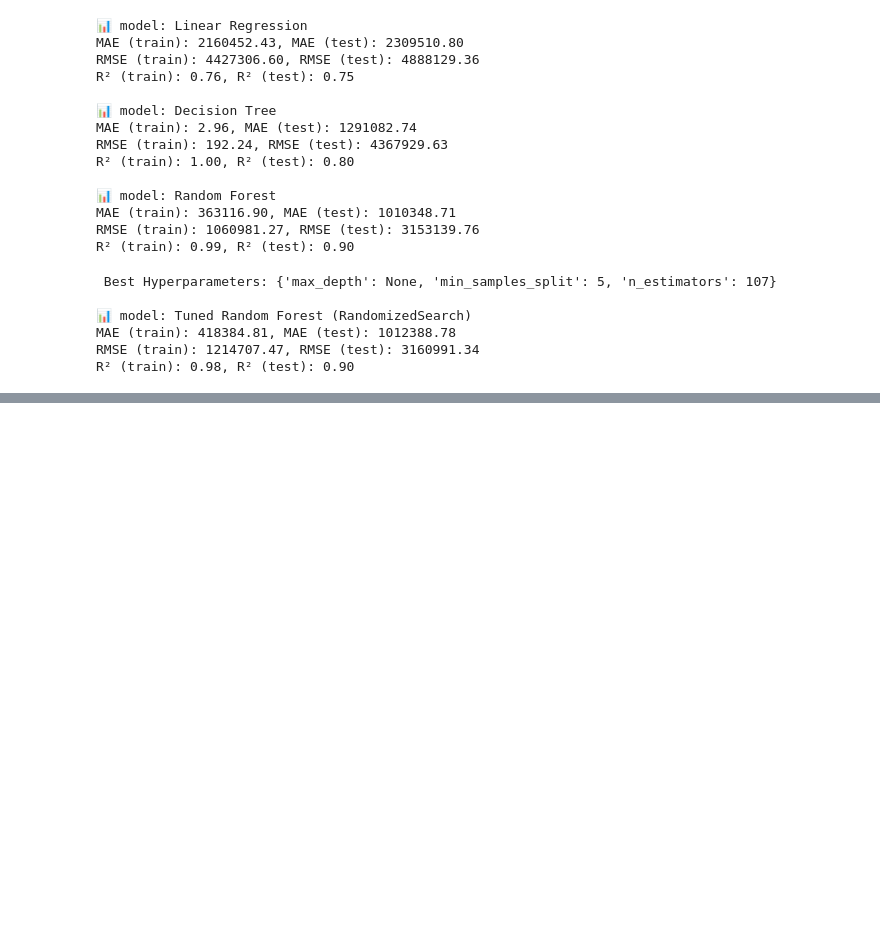
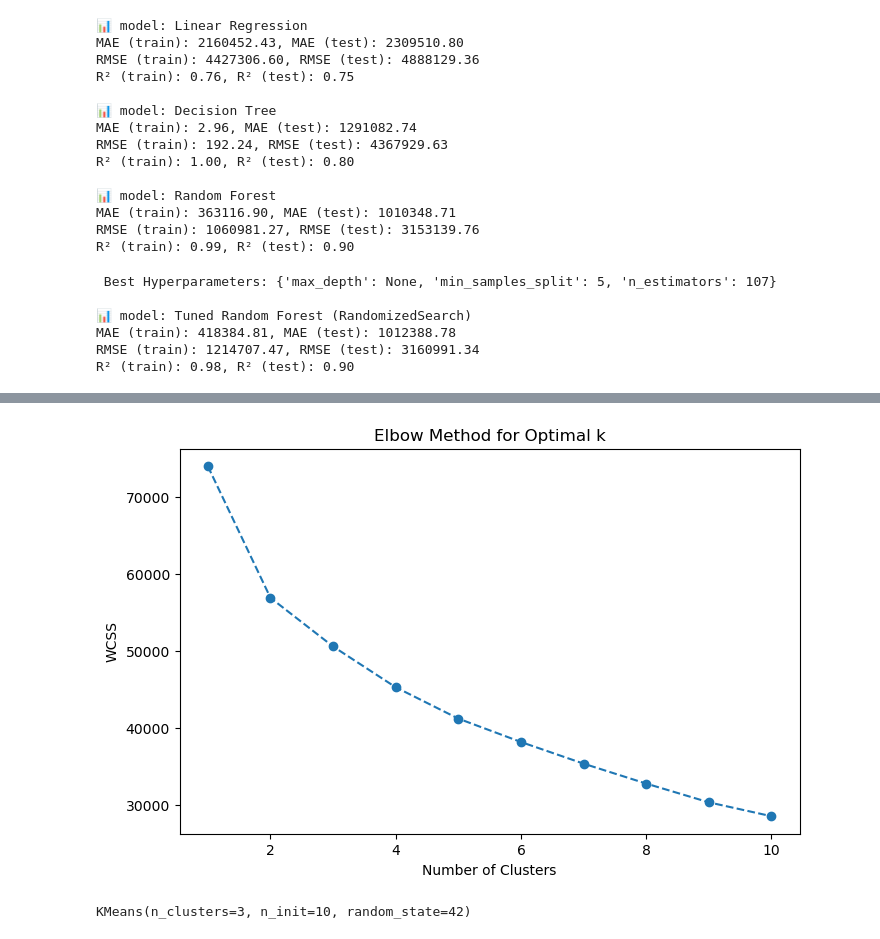
Before and after one commit to jumanah119/Usecase-7, a Jupyter notebook: EDA explain template.ipynb, the cells around one changed output, grey strips where cells are left out. Saved outputs shown, nothing was run; the diff lists cells and outputs as text; code cells hidden in the pictures; blank space fills up the shorter version.

```diff
--- a/EDA explain template.ipynb
+++ b/EDA explain template.ipynb
@@ -563,0 +716,32 @@ R² (train): 0.98, R² (test): 0.90
+# %%
+# Selecting relevant features
+features = ['height', 'age', 'appearance', 'current_value', 'goals', 'assists', 'minutes played']  # Added more relevant features
+X = Football_Players[features]
+# %%
+# Standardizing the features for better clustering performance
+scaler = StandardScaler()
+X_scaled = scaler.fit_transform(X)
+# %%
+# Determining the optimal number of clusters using the Elbow Method
+from sklearn.cluster import KMeans
+wcss = []
+for i in range(1, 11):
+    kmeans = KMeans(n_clusters=i, init='k-means++', max_iter=300, n_init=10, random_state=42)
+    kmeans.fit(X_scaled)
+    wcss.append(kmeans.inertia_)
+# %%
+# Plotting the Elbow Method to find the optimal number of clusters
+plt.figure(figsize=(8,5))
+plt.plot(range(1, 11), wcss, marker='o', linestyle='--')
+plt.xlabel('Number of Clusters')
+plt.ylabel('WCSS')
+plt.title('Elbow Method for Optimal k')
+plt.show()
+# %% [output]
+[figure, added]
+# %%
+# Training KMeans Model with optimal number of clusters (assuming k=3 as an example)
+kmeans = KMeans(n_clusters=3, init='k-means++', max_iter=300, n_init=10, random_state=42)
+kmeans.fit(X_scaled)
+# %% [output]
+KMeans(n_clusters=3, n_init=10, random_state=42)
```
Also changed, not shown: parts of 38 cells of this notebook.
